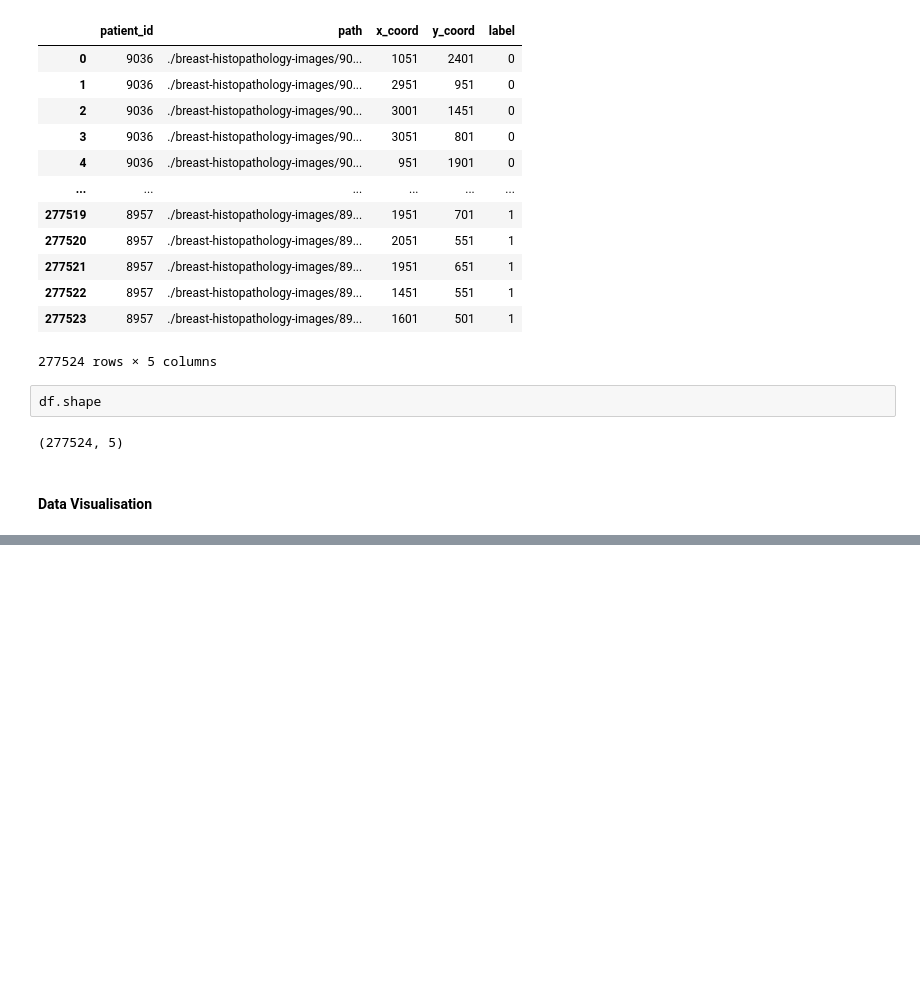
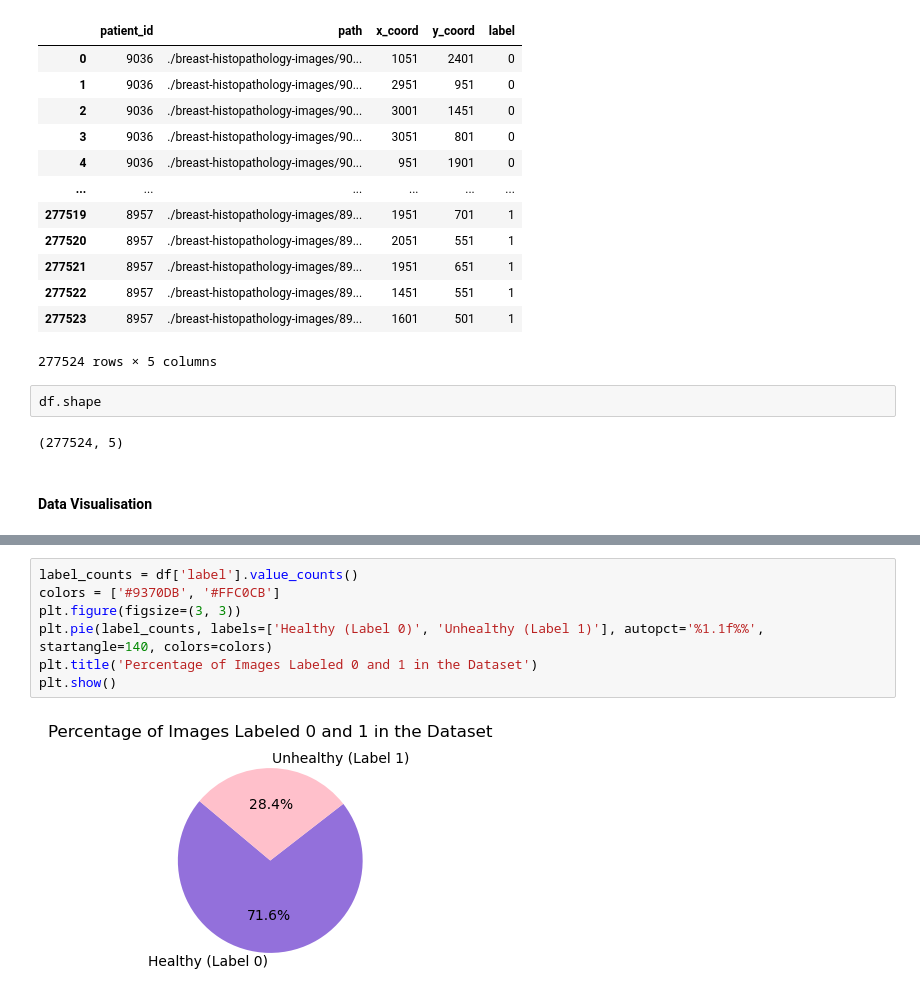
Before and after one commit to iremhttp/Breast-Cancer-Detection, a Jupyter notebook: main.ipynb, the cells around one changed output, grey strips where cells are left out. Cells and saved outputs as stored; diff of their text form; blank space fills up the shorter version.

```diff
--- a/main.ipynb
+++ b/main.ipynb
@@ -99,0 +139,9 @@ df.shape
+# %%
+label_counts = df['label'].value_counts()
+colors = ['#9370DB', '#FFC0CB']
+plt.figure(figsize=(3, 3))
+plt.pie(label_counts, labels=['Healthy (Label 0)', 'Unhealthy (Label 1)'], autopct='%1.1f%%', startangle=140, colors=colors)
+plt.title('Percentage of Images Labeled 0 and 1 in the Dataset')
+plt.show()
+# %% [output]
+[figure, added]
```
Also changed, not shown: parts of 5 cells of this notebook.
